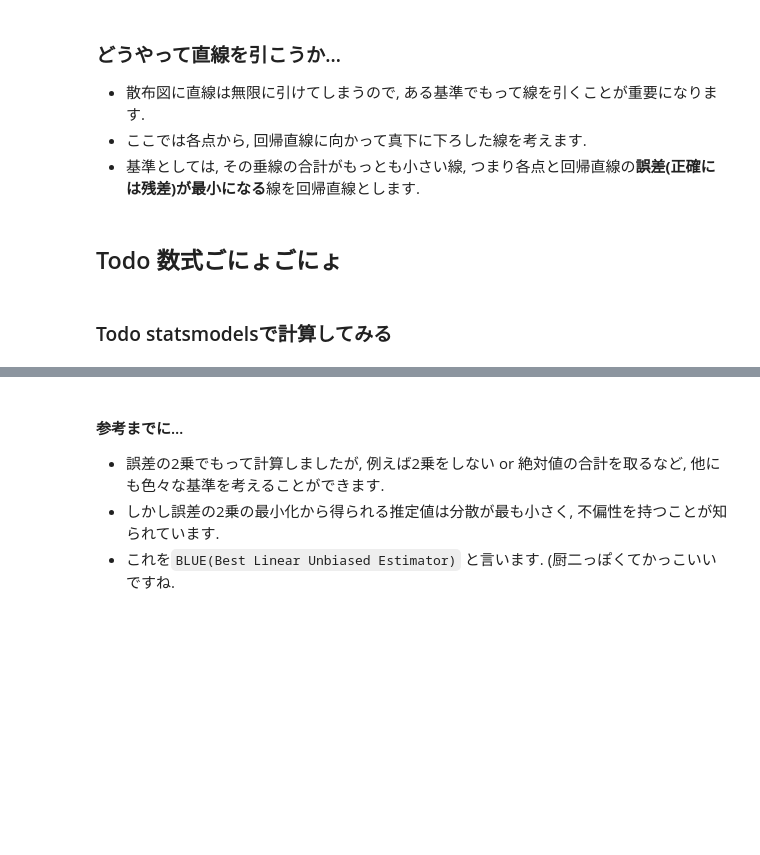
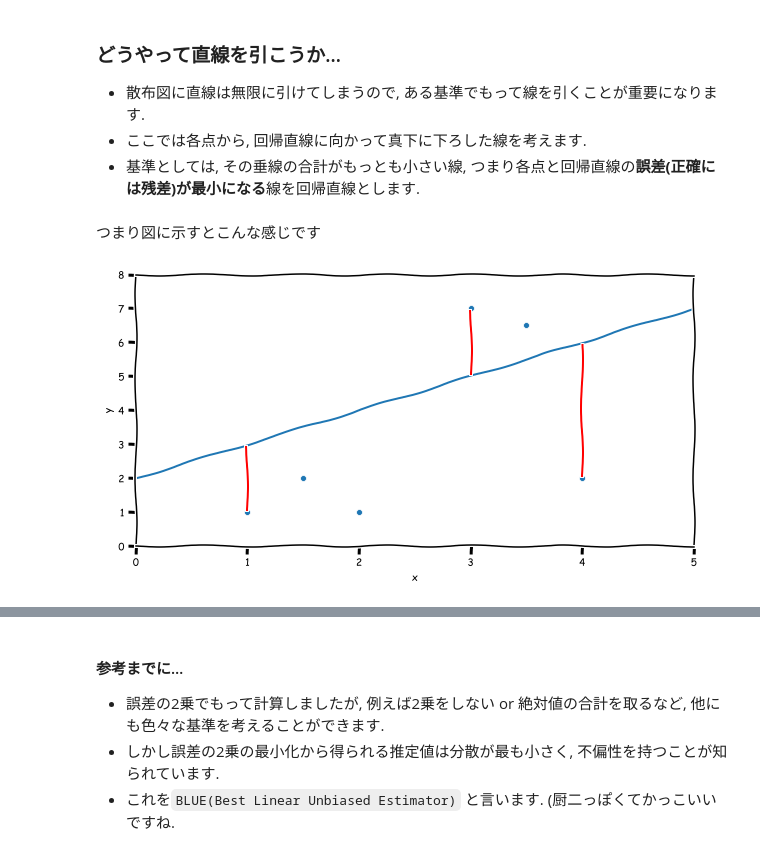
Before and after one commit to Soichiro-Fujioka/chotto-dekiru-DS, a Jupyter notebook: statistics/statistics-1.ipynb, the cells around one changed output, grey strips where cells are left out. Saved outputs shown, nothing was run; the diff lists cells and outputs as text; code cells hidden in the pictures; blank space fills up the shorter version.

```diff
--- a/statistics/statistics-1.ipynb
+++ b/statistics/statistics-1.ipynb
@@ -835,7 +835,22 @@ plt.show()
 - 散布図に直線は無限に引けてしまうので, ある基準でもって線を引くことが重要になります.
 - ここでは各点から, 回帰直線に向かって真下に下ろした線を考えます.
 - 基準としては, その垂線の合計がもっとも小さい線, つまり各点と回帰直線の**誤差(正確には残差)が最小になる**線を回帰直線とします.
-# %% [markdown]
-## Todo 数式ごにょごにょ
-# %% [markdown]
-### Todo statsmodelsで計算してみる
+# %% [markdown]
+つまり図に示すとこんな感じです
+# %%
+# x = np.linspace(0, 5, 10)
+y = x + 2 # 直線式
+data_x = [1, 3, 4, 2, 1.5, 3.5] # ダミーデータ
+data_y = [1, 7, 2, 1, 2, 6.5]
+temp_df = pd.DataFrame({'x': data_x, 'y': data_y})
+fig, ax = plt.subplots(1, 1, sharey=False, figsize = (10,5))
+ax.set_xlim([0, 5])
+ax.set_ylim([0, 8])
+ax.plot(x, y) # 直線
+sns.scatterplot(x="x", y="y", data=temp_df, ax=ax) # 散布図
+ax.axvline(1, 1/8+0.01, 3/8-0.01, color='red')
+ax.axvline(3, 5/8+0.01, 7/8-0.01, color='red')
+ax.axvline(4, 2/8+0.01, 6/8-0.01, color='red')
+plt.show()
+# %% [output]
+[figure, added]
```
Also changed, not shown: parts of 3 cells of this notebook.
